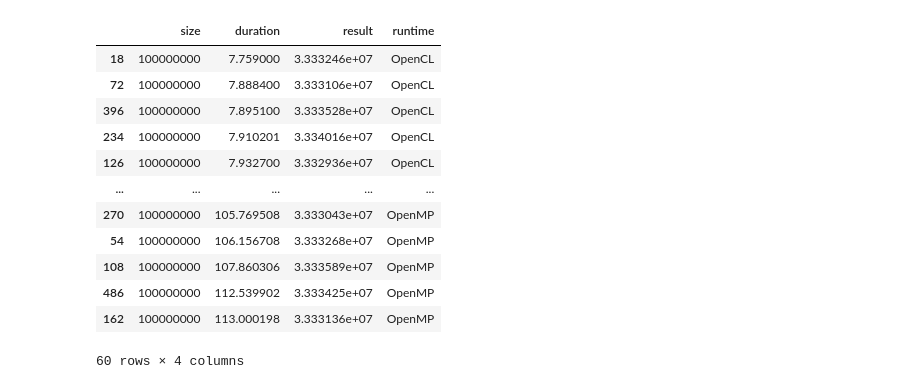
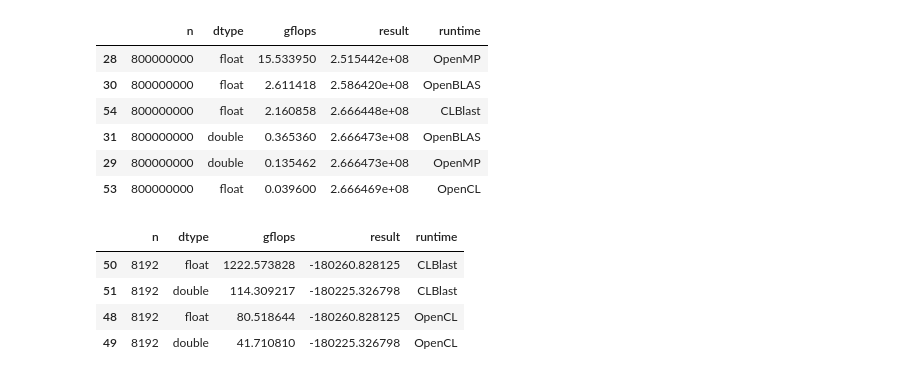
Before and after one commit to evsholukh/MatVec, a Jupyter notebook: bench.ipynb, the cells around one changed output. Cells and saved outputs as stored; diff of their text form; code cells hidden in the pictures.

```diff
--- a/bench.ipynb
+++ b/bench.ipynb
@@ -41,19 +39,21 @@ double_tests_df = double_tests_df.sort_values("duration", ascending=True)
-# %%
-double_tests_df[double_tests_df["size"] == 10**8].sort_values("duration")
-# %% [output]
-|  | size | duration | result | runtime |
-| 18 | 100000000 | 7.759000 | 3.333246e+07 | OpenCL |
-| 72 | 100000000 | 7.888400 | 3.333106e+07 | OpenCL |
-| 396 | 100000000 | 7.895100 | 3.333528e+07 | OpenCL |
-| 234 | 100000000 | 7.910201 | 3.334016e+07 | OpenCL |
-| 126 | 100000000 | 7.932700 | 3.332936e+07 | OpenCL |
-| ... | ... | ... | ... | ... |
-| 270 | 100000000 | 105.769508 | 3.333043e+07 | OpenMP |
-| 54 | 100000000 | 106.156708 | 3.333268e+07 | OpenMP |
-| 108 | 100000000 | 107.860306 | 3.333589e+07 | OpenMP |
-| 486 | 100000000 | 112.539902 | 3.333425e+07 | OpenMP |
-| 162 | 100000000 | 113.000198 | 3.333136e+07 | OpenMP |
-60 rows × 4 columns
+# %%
+dot_df[dot_df["n"] == 10e7*8].sort_values(by="gflops", ascending=False)
+# %% [output]
+|  | n | dtype | gflops | result | runtime |
+| 28 | 800000000 | float | 15.533950 | 2.515442e+08 | OpenMP |
+| 30 | 800000000 | float | 2.611418 | 2.586420e+08 | OpenBLAS |
+| 54 | 800000000 | float | 2.160858 | 2.666448e+08 | CLBlast |
+| 31 | 800000000 | double | 0.365360 | 2.666473e+08 | OpenBLAS |
+| 29 | 800000000 | double | 0.135462 | 2.666473e+08 | OpenMP |
+| 53 | 800000000 | float | 0.039600 | 2.666469e+08 | OpenCL |
+# %%
+gemms_df[gemms_df["n"] == 8192].sort_values(by="gflops", ascending=False)
+# %% [output]
+|  | n | dtype | gflops | result | runtime |
+| 50 | 8192 | float | 1222.573828 | -180260.828125 | CLBlast |
+| 51 | 8192 | double | 114.309217 | -180225.326798 | CLBlast |
+| 48 | 8192 | float | 80.518644 | -180260.828125 | OpenCL |
+| 49 | 8192 | double | 41.710810 | -180225.326798 | OpenCL |
 # %%
 def plot_metrics(metrics_df):
     markers = ["o", "s", "^", "D"]
```
Also changed, not shown: parts of 11 cells of this notebook, 4 other files.
